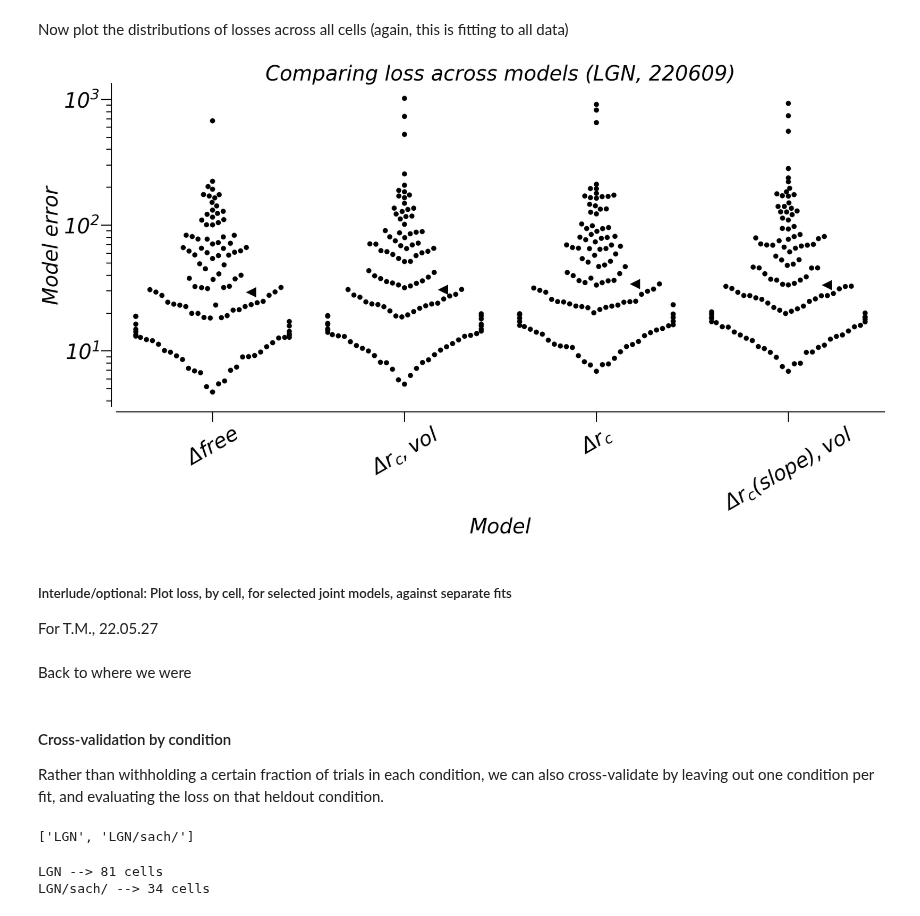
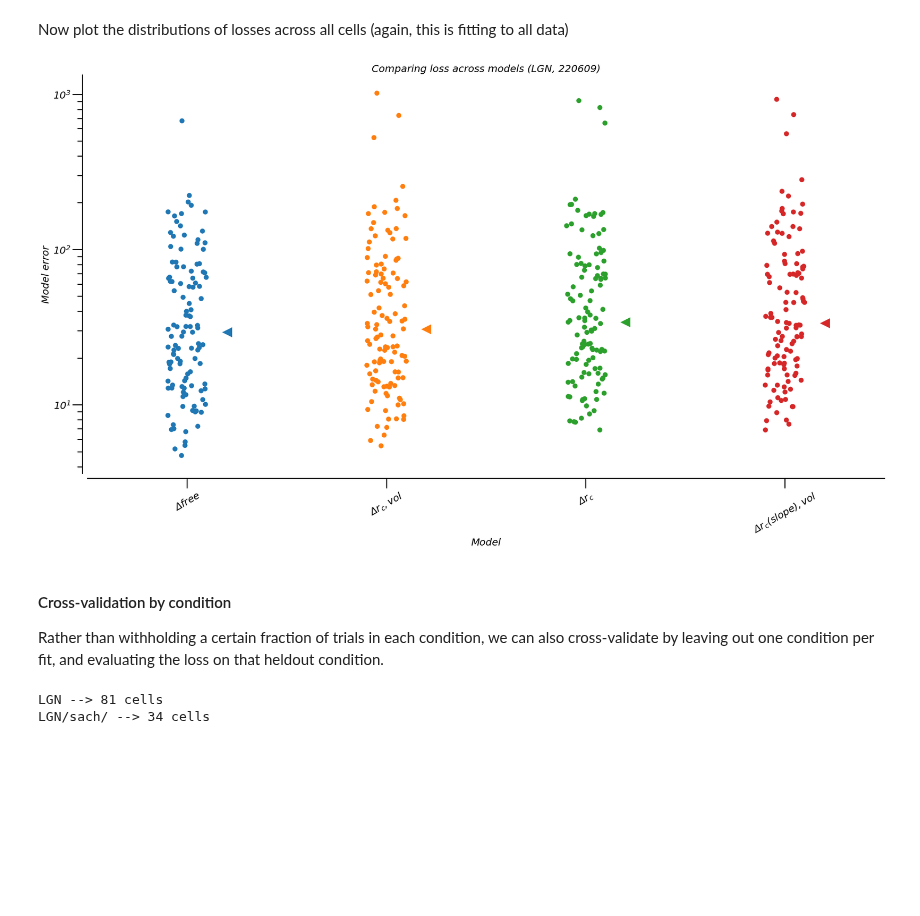
Before and after one commit to paul-levy/SF-diversity, a Jupyter notebook: 01_sfTuning_contrast.ipynb, the cells around one changed output. Saved outputs shown, nothing was run; the diff lists cells and outputs as text; code cells hidden in the pictures; blank space fills up the shorter version.

```diff
--- a/01_sfTuning_contrast.ipynb
+++ b/01_sfTuning_contrast.ipynb
@@ -325,40 +325,34 @@ f = plt.figure(figsize=(6*nMods, 14));
 nCells = nlls_all.shape[0]
 if monochrome:
     [plt.plot(i+0.2, np.nanmedian(nlls_all[:,i,use_norm]), '<', markersize=20, color='k') for i in range(nMods)]
-    sns.swarmplot(x=np.tile(np.arange(nMods), nCells), y=hf.flatten_list(np.clip(nlls_all[:,:,use_norm], None, upper_bound)),
+    sns.stripplot(x=np.tile(np.arange(nMods), nCells), y=hf.flatten_list(np.clip(nlls_all[:,:,use_norm], None, upper_bound)),
                   color='k', alpha=alph, size = 10);
 else:
     [plt.plot(i+0.2, np.nanmedian(nlls_all[:,i,use_norm]), '<', markersize=20) for i in range(nMods)]
-    sns.swarmplot(x=np.tile(np.arange(nMods), nCells), y=hf.flatten_list(np.clip(nlls_all[:,:,use_norm], None, upper_bound)), size = 10);
-# [plt.plot(i+0.15, np.nanmedian(nlls_all[:,i,use_norm]), '<', color=param_color[nFreeParams[i]], markersize=10) for i in range(nMods)]
-# sns.swarmplot(x=np.tile(np.arange(nMods), nCells), y=hf.flatten_list(np.clip(nlls_all[:,:,use_norm], None, upper_bound)), hue=np.tile([param_color[nFreeParams[x]] for x in range(nMods)], nCells));
+    sns.stripplot(x=np.tile(np.arange(nMods), nCells), y=hf.flatten_list(np.clip(nlls_all[:,:,use_norm], None, upper_bound)), size = 10);
 sns.despine(offset=10)
 
 if use_norm:
     plt.axhline(1, color='k', linestyle='--', alpha=0.3)
 else:
     plt.yscale('log')
 
 plt.xlabel('Model');
 plt.ylabel('Model error')
 # plt.ylabel('Distribution of %sloss across cells' % '(norm.) ' if use_norm else '');
 plt.xticks(ticks=np.arange(nMods), labels=[r'$\Delta$%s' % x for x in names], rotation=30);
 plt.title('Comparing loss across models (LGN, %s)' % date);
 plt.tick_params(axis='x', which='minor', bottom=False)
 # plt.tick_params(axis='y', which='minor', left=False)
 
 f.tight_layout();
 
 saveName = "/01_01_02a_loss_nonCV_%s%s%s.pdf" % (date, '_norm' if use_norm else '', '_mono' if monochrome else '');
 curr_dir = os.path.dirname(save_loc+saveName);
 if not os.path.exists(curr_dir):
     os.makedirs(curr_dir);
 pdfSv = pltSave.PdfPages(save_loc + saveName);
 pdfSv.savefig(f); # only one figure here...
 pdfSv.close()
 # %% [output]
-[figure, old version]
+[figure, new version]
-# %% [markdown]
-##### Interlude/optional: Plot loss, by cell, for selected joint models, against separate fits
-
-For T.M., 22.05.27
@@ -410,13 +359,7 @@ For T.M., 22.05.27
-# %% [markdown]
-Back to where we were
 # %% [markdown]
 #### Cross-validation by condition
 
 Rather than withholding a certain fraction of trials in each condition, we can also cross-validate by leaving out one condition per fit, and evaluating the loss on that heldout condition.
-# %%
-expDirs
-# %% [output]
-['LGN', 'LGN/sach/']
 # %%
 # Specify which data to load
 # -- for LGN, use 220505
```
Also changed, not shown: parts of 12 cells of this notebook, 3 other files.
